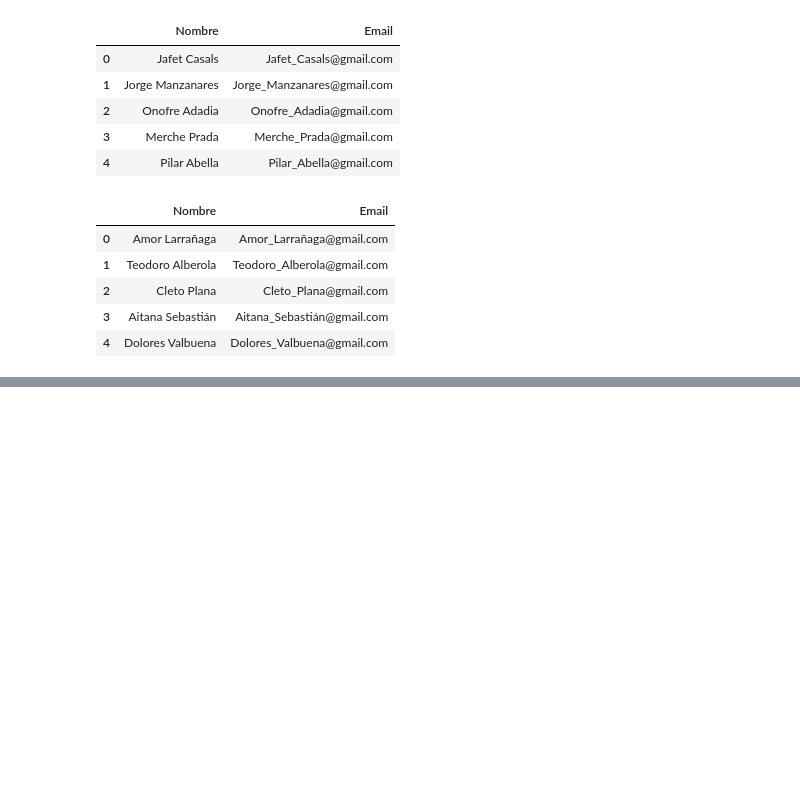
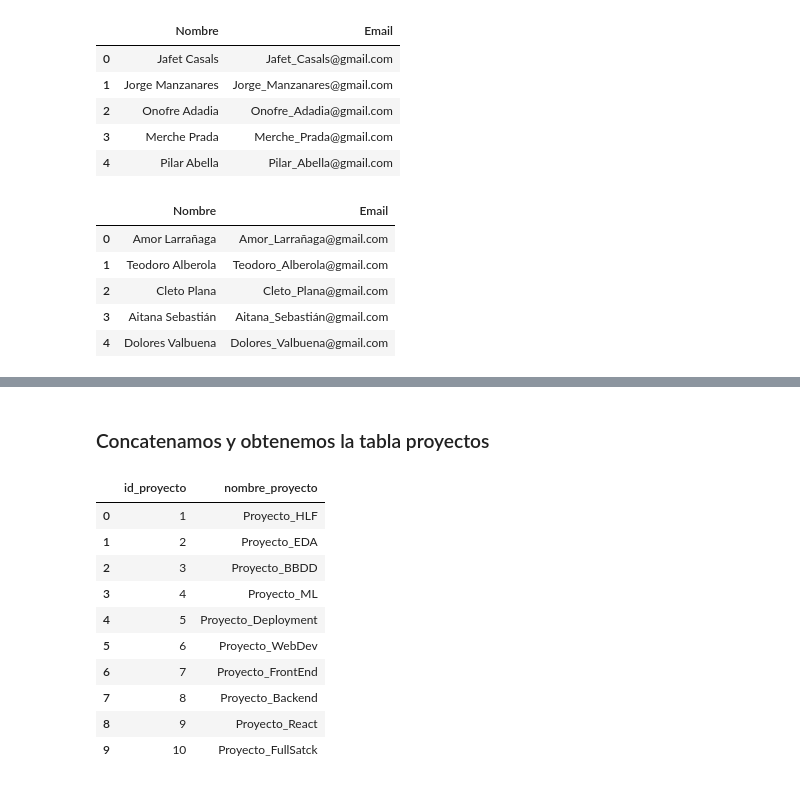
Before and after one commit to pablo-droid/proyecto_sql_noviembre, a Jupyter notebook: proyecto_ddbb.ipynb, the cells around one changed output, grey strips where cells are left out. Cells and saved outputs as stored; diff of their text form; code cells hidden in the pictures; blank space fills up the shorter version.

```diff
--- a/proyecto_ddbb.ipynb
+++ b/proyecto_ddbb.ipynb
@@ -143,2 +186,25 @@ resultados_fs.head(5)
+# %% [markdown]
+### Concatenamos y obtenemos la tabla proyectos
+# %%
+proyectos_data = pd.DataFrame(resultados_data.columns, columns=["nombre_proyecto"])
+proyectos_fs = pd.DataFrame(resultados_fs.columns, columns=["nombre_proyecto"])
+
+Proyectos = pd.concat([proyectos_data, proyectos_fs]).reset_index(drop=True)
+Proyectos.index = Proyectos.index + 1
+Proyectos = Proyectos.reset_index(names="id_proyecto")
+
+Proyectos
+# %% [output]
+|  | id_proyecto | nombre_proyecto |
+| 0 | 1 | Proyecto_HLF |
+| 1 | 2 | Proyecto_EDA |
+| 2 | 3 | Proyecto_BBDD |
+| 3 | 4 | Proyecto_ML |
+| 4 | 5 | Proyecto_Deployment |
+| 5 | 6 | Proyecto_WebDev |
+| 6 | 7 | Proyecto_FrontEnd |
+| 7 | 8 | Proyecto_Backend |
+| 8 | 9 | Proyecto_React |
+| 9 | 10 | Proyecto_FullSatck |
 # %%
 #df_clase_data.to.sql()
```
Also changed, not shown: parts of 16 cells of this notebook, 3 other files.
